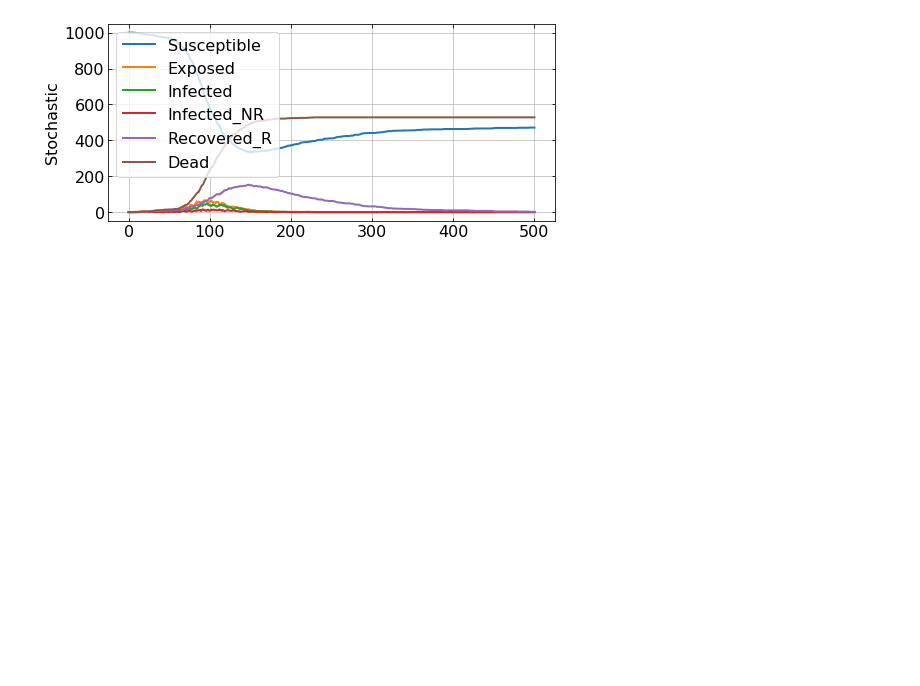
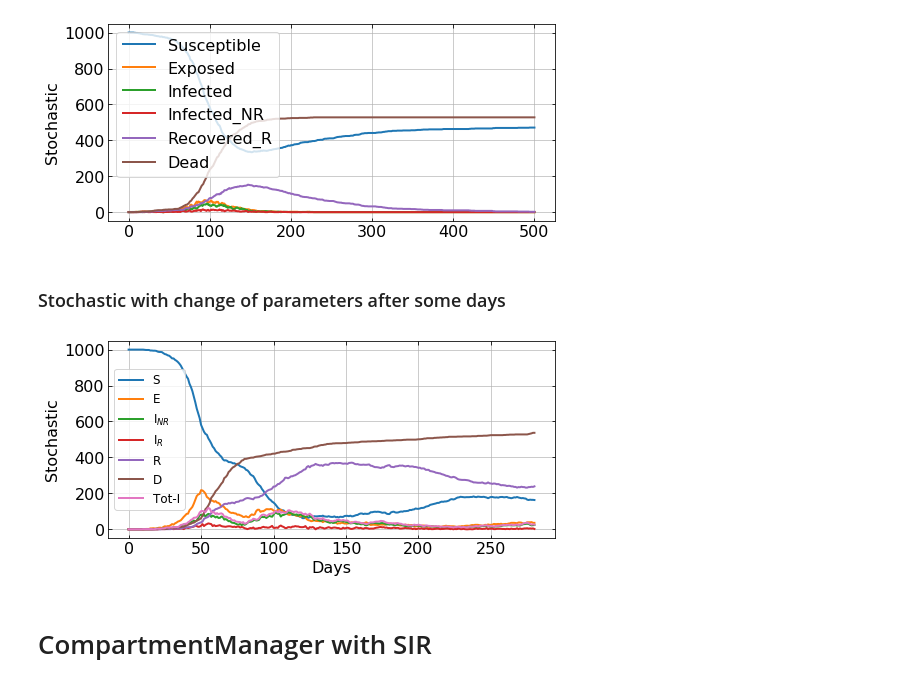
Before and after one commit to jeannechaverot/CovidForecasting, a Jupyter notebook: Tester.ipynb, the cells around one changed output. Saved outputs shown, nothing was run; the diff lists cells and outputs as text; code cells hidden in the pictures; blank space fills up the shorter version.

Commit message:
added explanation of SEInrIrRD with equations and example use.

```diff
--- a/Tester.ipynb
+++ b/Tester.ipynb
@@ -145,3 +178,68 @@ set_ax(ax, ylabel=ylabel, legend=True)
 plt.show()
 # %% [output]
 [figure]
+# %% [markdown]
+### Stochastic with change of parameters after some days ###
+# %%
+params = {'beta' : 0.6,
+          'alpha' : 0.1,
+          'gamma' : 0.3,
+          'xi' : 0.1,
+          'delta' : 0.1,
+          'lambda_E' : 0,
+          'lambda_I' : 0.01,
+          'lambda_R' : 0.01,
+          'initial_population' : (1000, 1, 0, 0, 0, 0)}
+model = StochasticSEInrIrRD(**params)
+model.evolve(days=50)
+
+# we assume that some measures have been taken, so beta becomes lower
+# we also assume that the health system has been saturated, so xi becomes higher
+params_new = {'beta' : 0.25,
+              'alpha' : 0.1,
+              'gamma' : 0.3,
+              'xi' : 0.2,
+              'delta' : 0.1,
+              'lambda_E' : 0,
+              'lambda_I' : 0.01,
+              'lambda_R' : 0.01}
+model.update_parameters(**params_new)
+model.evolve(days=30)
+# note that the total number of infected individuals still grows after measures are taken!
+# That is because of all the exposed individuals who become infected afterwards
+
+
+# after one month of measures, people are a bit too excited when measures are removed.
+# The interaction between them becomes thus higher then before even though there are still
+# few individuals around who have the virus.
+# We assume that some cures have been found (mortality very low now) and that the health system
+# is more prepared (recovery rate higher)
+params_new = {'beta' : 0.8,
+              'alpha' : 0.1,
+              'gamma' : 0.6,
+              'xi' : 0.02,
+              'delta' : 0.1,
+              'lambda_E' : 0,
+              'lambda_I' : 0.01,
+              'lambda_R' : 0.01}
+model.update_parameters(**params_new)
+model.evolve(days=200)
+
+xlabel = 'Days'
+ylabel = 'Stochastic'
+fig = plt.figure(figsize=(8,8))
+ax = fig.add_subplot(211)
+ax.plot(model.time, model.S, linewidth=2, label='S')
+ax.plot(model.time, model.E, linewidth=2, label='E')
+ax.plot(model.time, model.Inr, linewidth=2, label=r'I$_{NR}$')
+ax.plot(model.time, model.Ir, linewidth=2, label=r'I$_{R}$')
+ax.plot(model.time, model.R, linewidth=2, label='R')
+ax.plot(model.time, model.D, linewidth=2, label='D')
+ax.plot(model.time, model.I, linewidth=2, label='Tot-I')
+#ax.set_yscale('log')
+set_ax(ax, xlabel=xlabel, ylabel=ylabel, legend=True, fs_legend=12)
+plt.show()
+# %% [output]
+[figure, added]
+# %% [markdown]
+# CompartmentManager with SIR #
```
Also changed, not shown: parts of 7 cells of this notebook.
